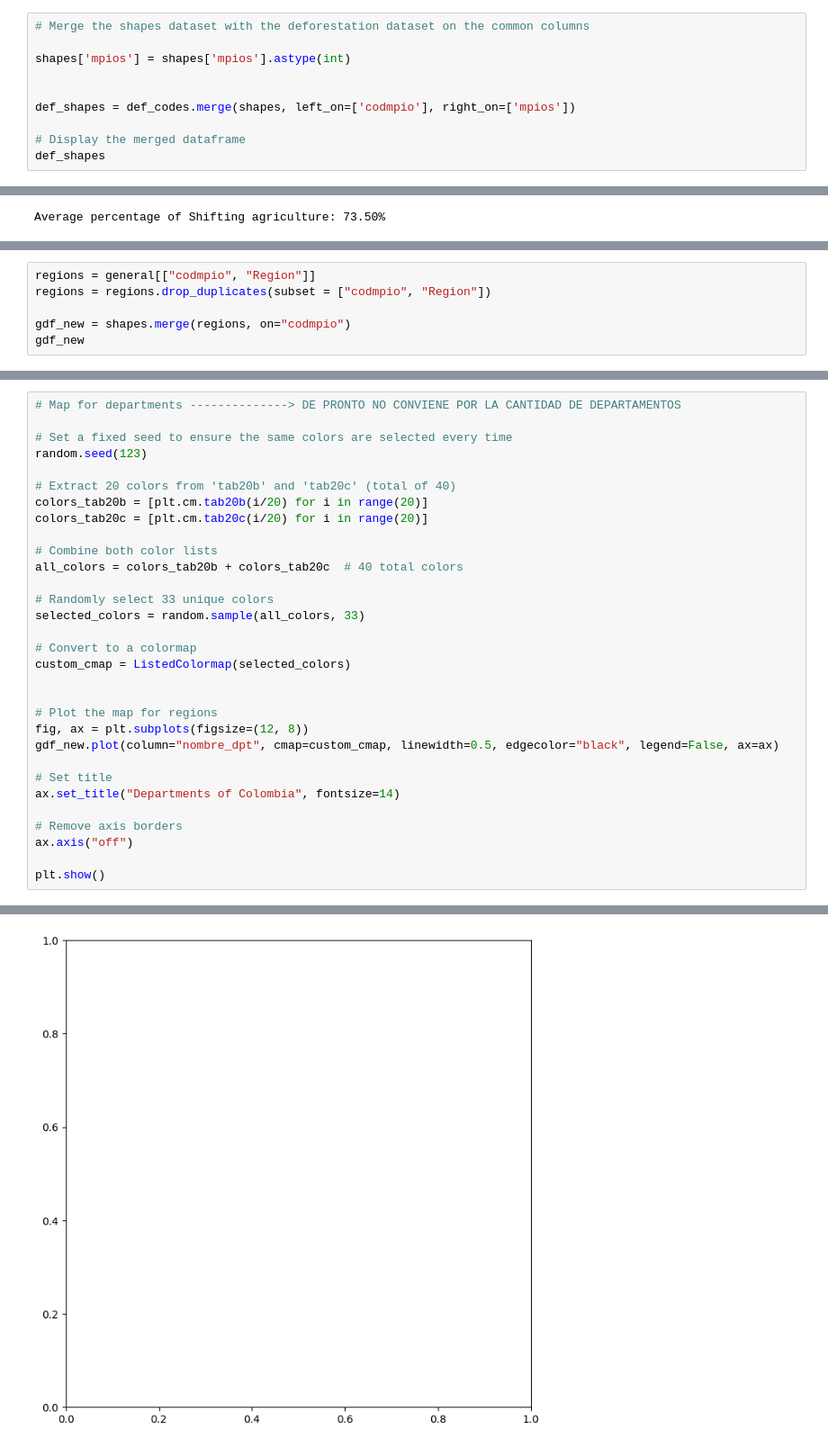
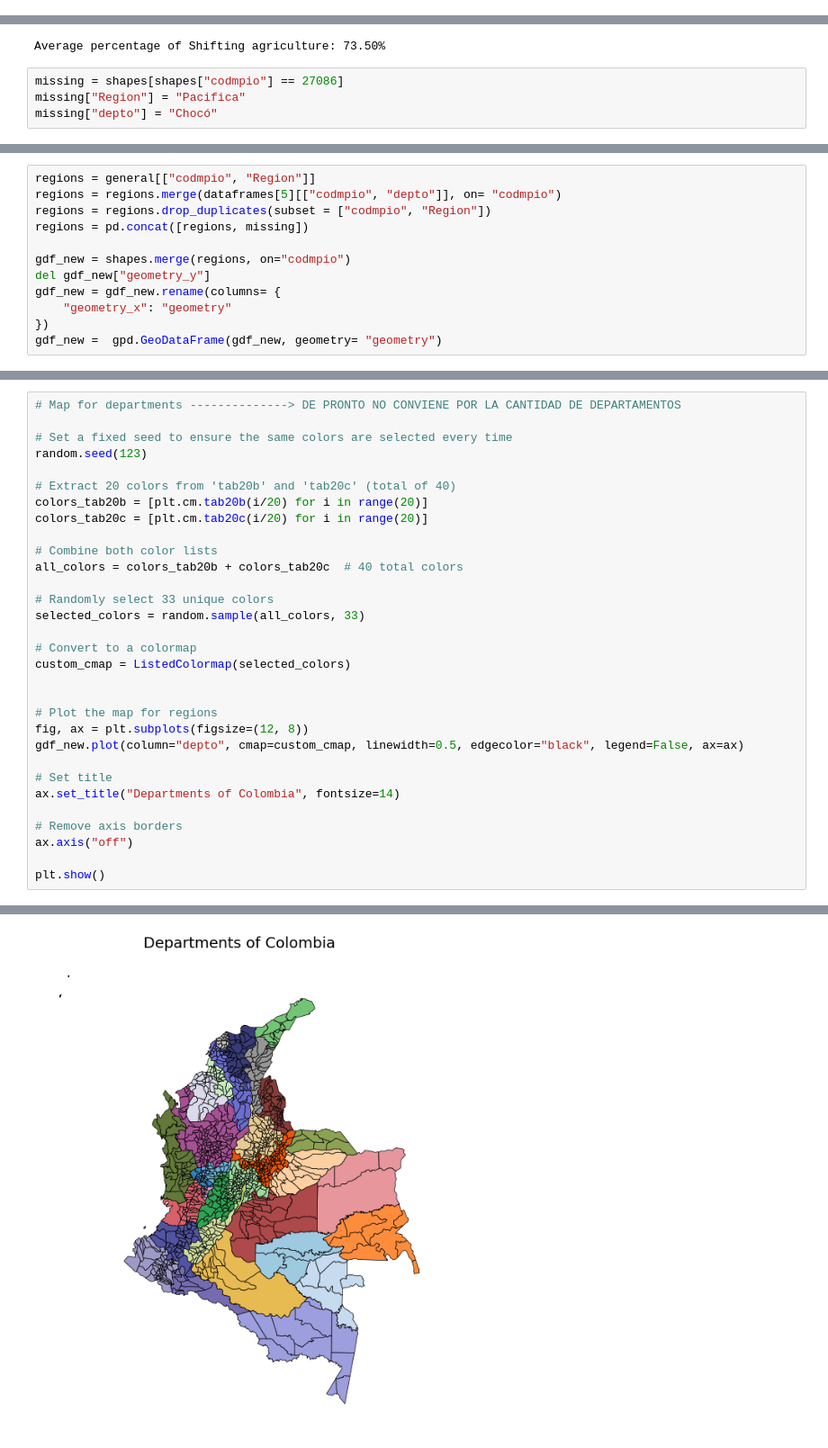
Before and after one commit to cpj97/MDS_thesis, a Jupyter notebook: Code/preprocessing_new.ipynb, the cells around one changed output, grey strips where cells are left out. Shown at 90% size. Drawn from its saved outputs; the diff is of its cells as text.

Commit message:
updated dataset with imputation

```diff
--- a/Code/preprocessing_new.ipynb
+++ b/Code/preprocessing_new.ipynb
@@ -550,13 +556,3 @@ def_codes
 | 24355 | VICHADA | PUERTO CARRENO | 99001.0 | 2023 | 199.500 |
 | 24356 | VICHADA | SANTA ROSALIA | 99624.0 | 2023 | 40.500 |
 24357 rows × 5 columns
-# %%
-# Merge the shapes dataset with the deforestation dataset on the common columns
-
-shapes['mpios'] = shapes['mpios'].astype(int)
-
-
-def_shapes = def_codes.merge(shapes, left_on=['codmpio'], right_on=['mpios'])
-
-# Display the merged dataframe
-def_shapes
@@ -1056,3 +1142,7 @@ average_shifting_agriculture_percentage = df_pivot['Shifting_agriculture_percent
 print(f"Average percentage of Shifting agriculture: {average_shifting_agriculture_percentage:.2f}%")
 # %% [output]
 Average percentage of Shifting agriculture: 73.50%
+# %%
+missing = shapes[shapes["codmpio"] == 27086]
+missing["Region"] = "Pacifica"
+missing["depto"] = "Chocó"
@@ -1059,6 +1160,12 @@ Average percentage of Shifting agriculture: 73.50%
 # %%
 regions = general[["codmpio", "Region"]]
+regions = regions.merge(dataframes[5][["codmpio", "depto"]], on= "codmpio")
 regions = regions.drop_duplicates(subset = ["codmpio", "Region"])
+regions = pd.concat([regions, missing])
 
 gdf_new = shapes.merge(regions, on="codmpio")
-gdf_new
+del gdf_new["geometry_y"]
+gdf_new = gdf_new.rename(columns= {
+    "geometry_x": "geometry"
+})
+gdf_new =  gpd.GeoDataFrame(gdf_new, geometry= "geometry")
@@ -1125,7 +1218,7 @@ custom_cmap = ListedColormap(selected_colors)
 
 # Plot the map for regions
 fig, ax = plt.subplots(figsize=(12, 8))
-gdf_new.plot(column="nombre_dpt", cmap=custom_cmap, linewidth=0.5, edgecolor="black", legend=False, ax=ax)
+gdf_new.plot(column="depto", cmap=custom_cmap, linewidth=0.5, edgecolor="black", legend=False, ax=ax)
 
 # Set title
 ax.set_title("Departments of Colombia", fontsize=14)
@@ -1139,4 +1231,4 @@ KeyError: 'nombre_dpt'
-[figure, old version]
+[figure, new version]
 # %%
 #####################
 ### Distance maps ###
```
Also changed, not shown: parts of 26 cells of this notebook, 3 other files.
